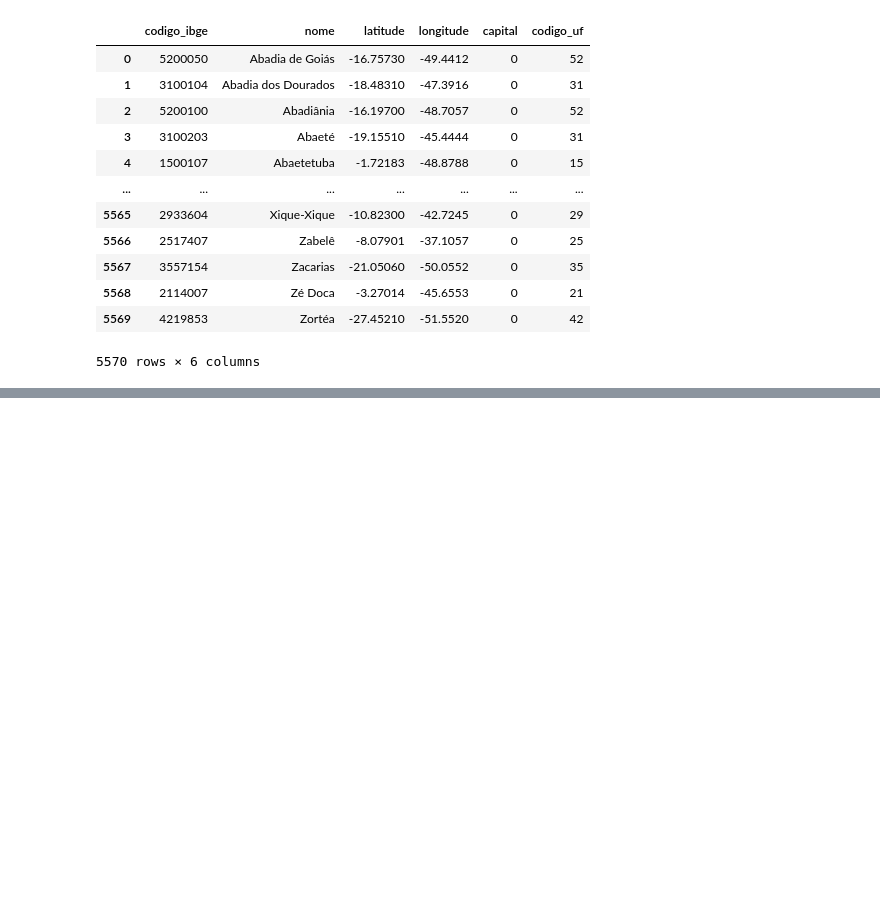
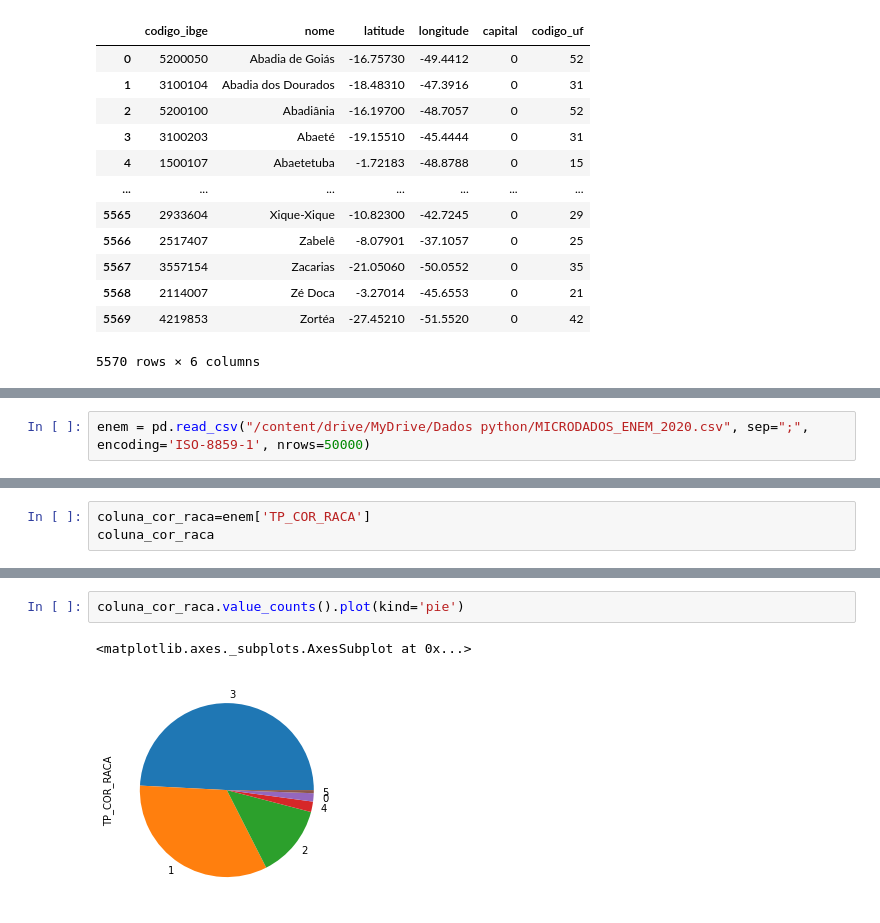
Before and after one commit to LuigiFerrari14/Curso-em-Video-Python---Guanabar-, a Jupyter notebook: pandas.ipynb, the cells around one changed output, grey strips where cells are left out. Drawn from its saved outputs; the diff is of its cells as text; blank space fills up the shorter version.

```diff
--- a/pandas.ipynb
+++ b/pandas.ipynb
@@ -354,0 +352,2 @@ dtype: int64
+# %%
+enem = pd.read_csv("/content/drive/MyDrive/Dados python/MICRODADOS_ENEM_2020.csv", sep=";", encoding='ISO-8859-1', nrows=50000)
@@ -354,0 +425,3 @@ dtype: int64
+# %%
+coluna_cor_raca=enem['TP_COR_RACA']
+coluna_cor_raca
@@ -354,0 +451,5 @@ dtype: int64
+# %%
+coluna_cor_raca.value_counts().plot(kind='pie')
+# %% [output]
+<matplotlib.axes._subplots.AxesSubplot at 0x...>
+[figure, added]
```
Also changed, not shown: parts of 65 cells of this notebook.
